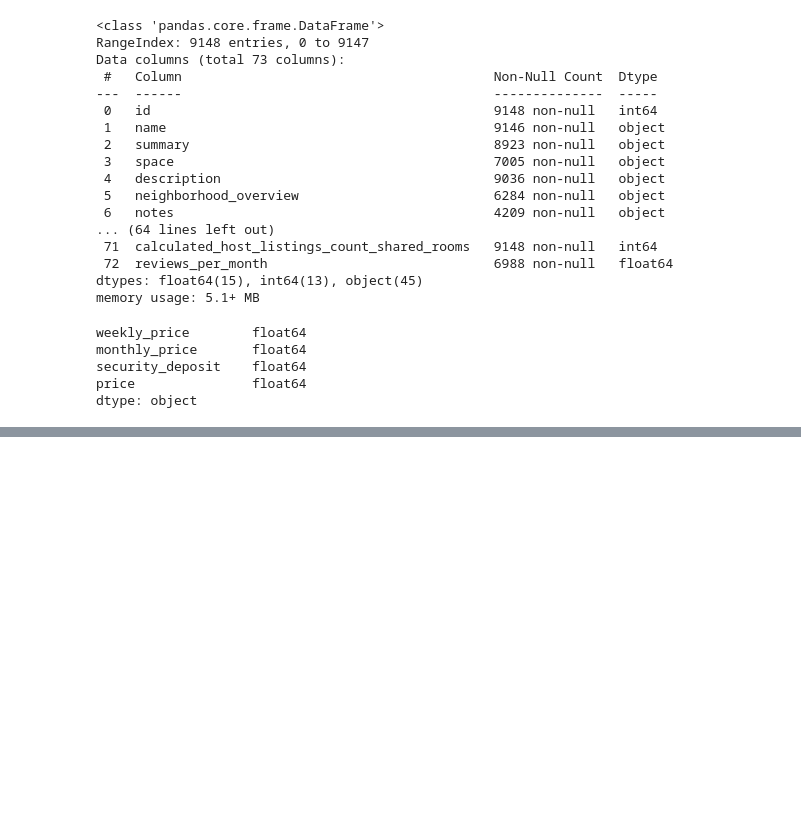
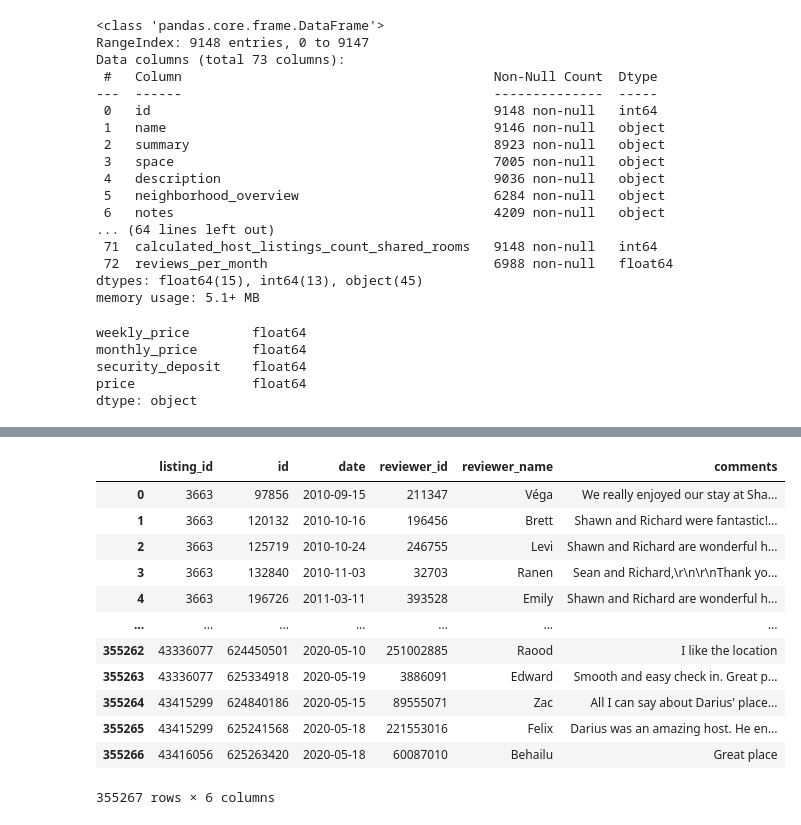
Before and after one commit to Sricha02/SHANTELL_Capstone2, a Jupyter notebook: DCreview.ipynb, the cells around one changed output, grey strips where cells are left out. Cells and saved outputs as stored; diff of their text form; code cells hidden in the pictures; blank space fills up the shorter version.

```diff
--- a/DCreview.ipynb
+++ b/DCreview.ipynb
@@ -178,0 +280,16 @@ dtype: object
+# %%
+REW_GZ
+# %% [output]
+|  | listing_id | id | date | reviewer_id | reviewer_name | comments |
+| 0 | 3663 | 97856 | 2010-09-15 | 211347 | Véga | We really enjoyed our stay at Sha... |
+| 1 | 3663 | 120132 | 2010-10-16 | 196456 | Brett | Shawn and Richard were fantastic!... |
+| 2 | 3663 | 125719 | 2010-10-24 | 246755 | Levi | Shawn and Richard are wonderful h... |
+| 3 | 3663 | 132840 | 2010-11-03 | 32703 | Ranen | Sean and Richard,\r\n\r\nThank yo... |
+| 4 | 3663 | 196726 | 2011-03-11 | 393528 | Emily | Shawn and Richard are wonderful h... |
+| ... | ... | ... | ... | ... | ... | ... |
+| 355262 | 43336077 | 624450501 | 2020-05-10 | 251002885 | Raood | I like the location |
+| 355263 | 43336077 | 625334918 | 2020-05-19 | 3886091 | Edward | Smooth and easy check in. Great p... |
+| 355264 | 43415299 | 624840186 | 2020-05-15 | 89555071 | Zac | All I can say about Darius' place... |
+| 355265 | 43415299 | 625241568 | 2020-05-18 | 221553016 | Felix | Darius was an amazing host. He en... |
+| 355266 | 43416056 | 625263420 | 2020-05-18 | 60087010 | Behailu | Great place |
+355267 rows × 6 columns
```
Also changed, not shown: parts of 16 cells of this notebook.
